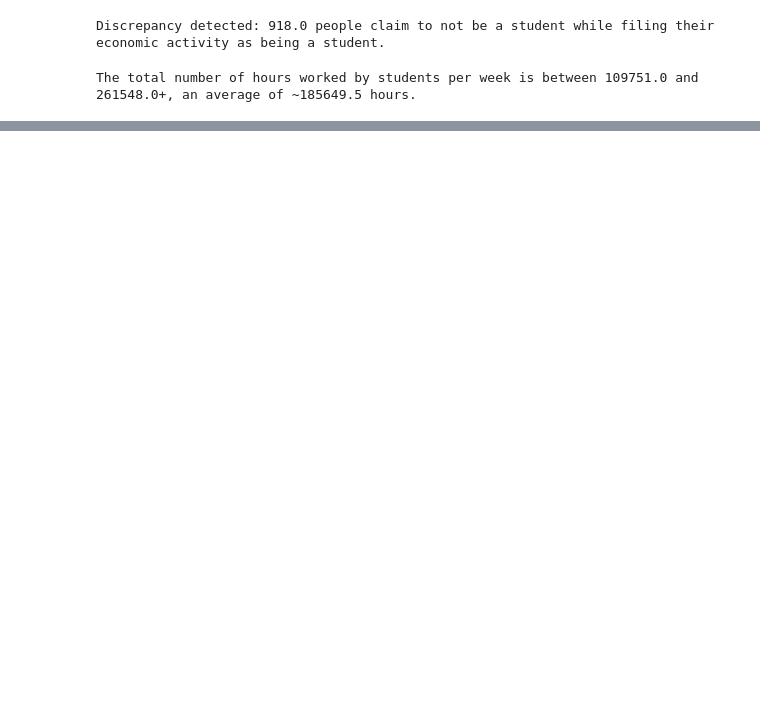
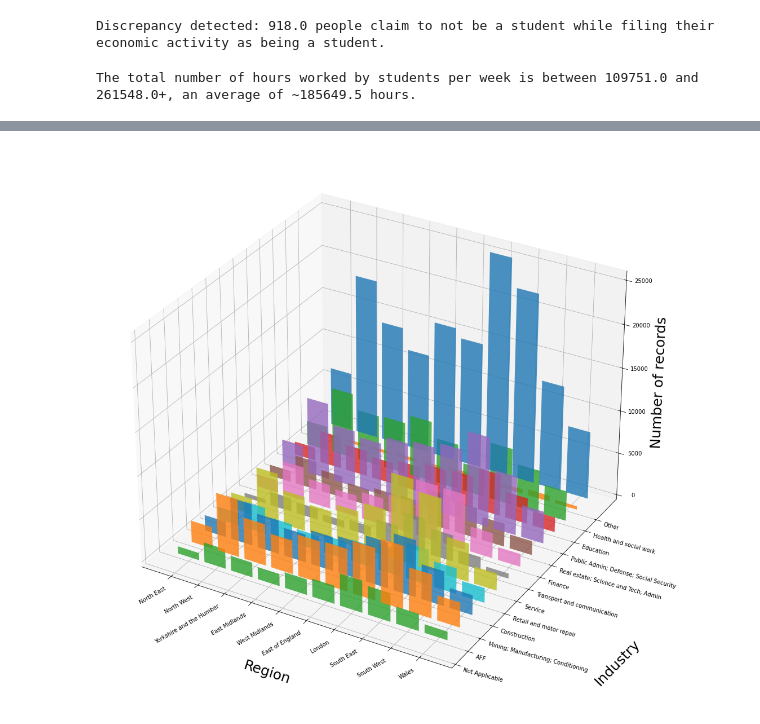
Before and after one commit to b0mbastik/PythonP2, a Jupyter notebook: analysis.ipynb, the cells around one changed output, grey strips where cells are left out. Saved outputs shown, nothing was run; the diff lists cells and outputs as text; code cells hidden in the pictures; blank space fills up the shorter version.

```diff
--- a/analysis.ipynb
+++ b/analysis.ipynb
@@ -141,0 +162,6 @@ ValueError: shape mismatch: objects cannot be broadcast to a single shape.  Mism
+# %%
+dt = gt.getTable(df, vf, "Region", "Industry")
+rg.get_table_3d_chart(dt, "Region", "Industry", "Number of records", 20, 20)
+plt.show()
+# %% [output]
+[figure, added]
```
Also changed, not shown: parts of 5 cells of this notebook, 2 other files.
